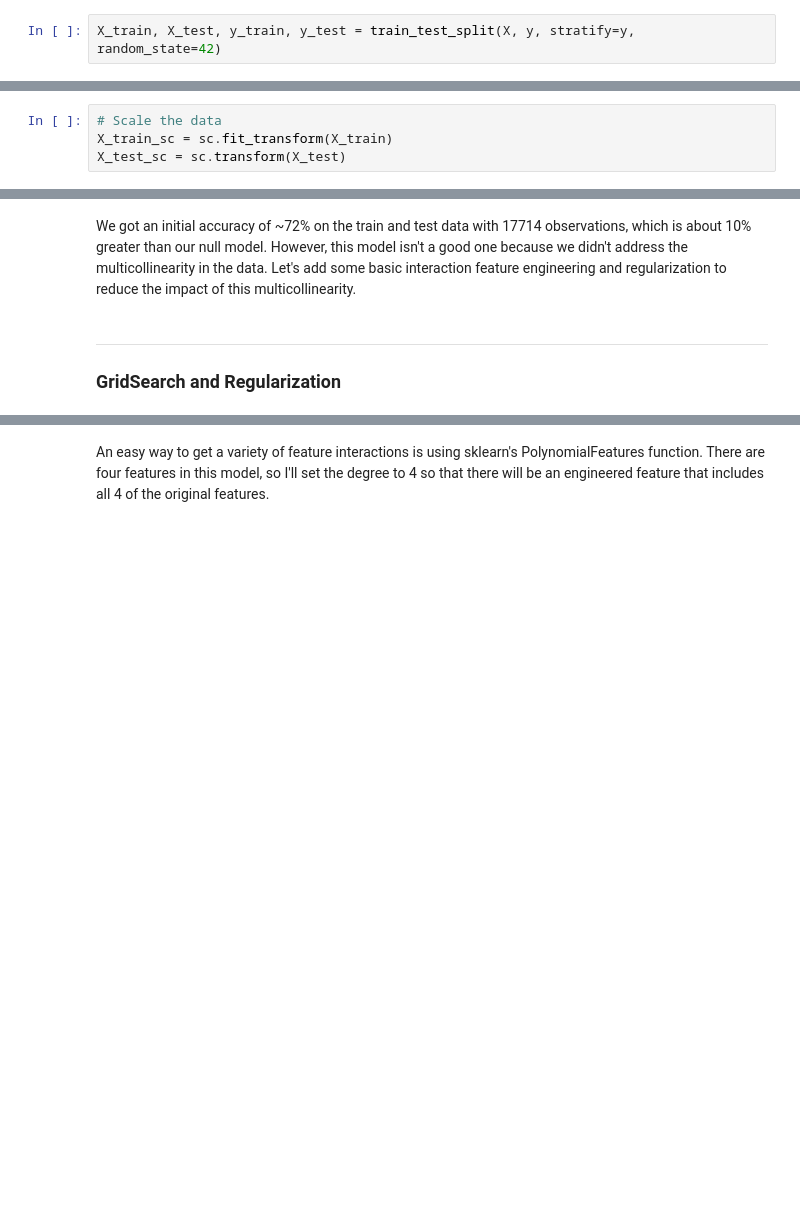
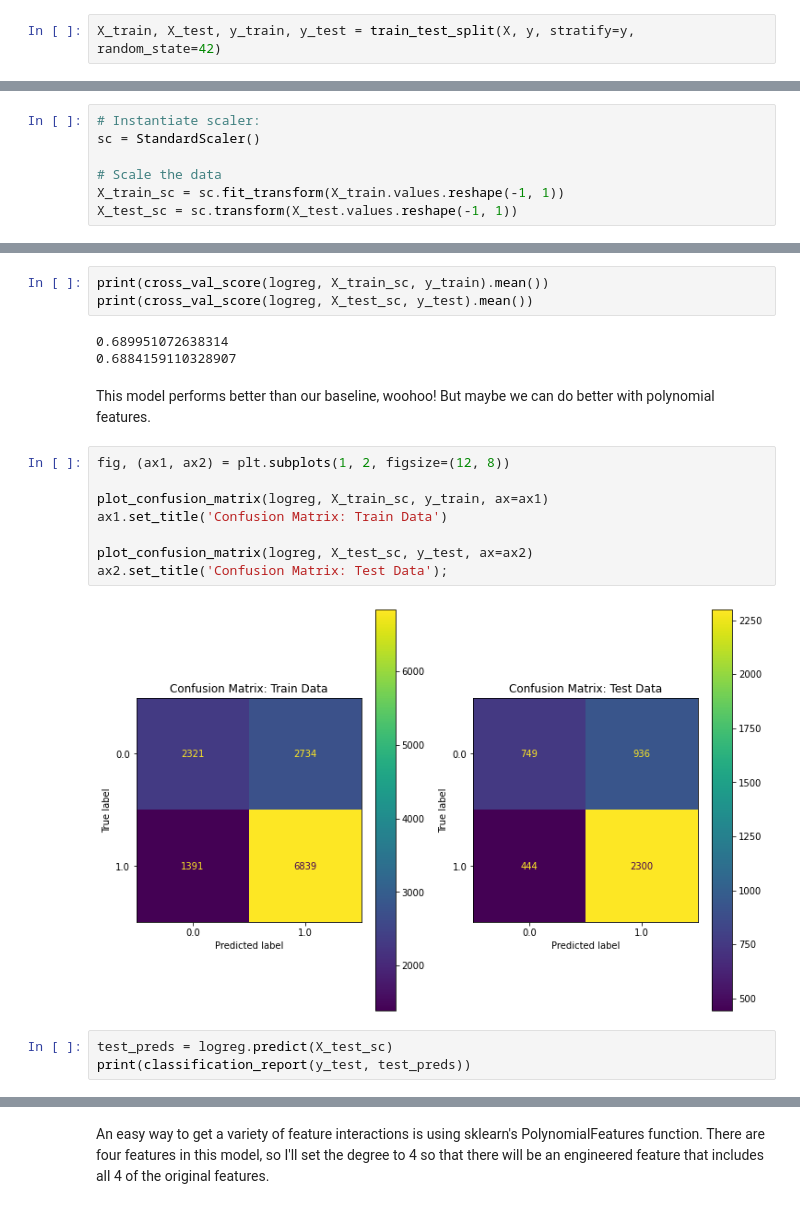
Before and after one commit to dgumustel/coastal-upwelling, a Jupyter notebook: notebooks/05_modeling.ipynb, the cells around one changed output, grey strips where cells are left out. Drawn from its saved outputs; the diff is of its cells as text; blank space fills up the shorter version.

```diff
--- a/notebooks/05_modeling.ipynb
+++ b/notebooks/05_modeling.ipynb
@@ -134,4 +106,7 @@ sc = StandardScaler()
 # %%
+# Instantiate scaler:
+sc = StandardScaler()
+
 # Scale the data
-X_train_sc = sc.fit_transform(X_train)
-X_test_sc = sc.transform(X_test)
+X_train_sc = sc.fit_transform(X_train.values.reshape(-1, 1))
+X_test_sc = sc.transform(X_test.values.reshape(-1, 1))
@@ -164,5 +135,21 @@ Test accuracy: 0.7277037706028449
-# %% [markdown]
-We got an initial accuracy of ~72% on the train and test data with 17714 observations, which is about 10% greater than our null model. However, this model isn't a good one because we didn't address the multicollinearity in the data. Let's add some basic interaction feature engineering and regularization to reduce the impact of this multicollinearity.
-# %% [markdown]
----
-### GridSearch and Regularization
+# %%
+print(cross_val_score(logreg, X_train_sc, y_train).mean())
+print(cross_val_score(logreg, X_test_sc, y_test).mean())
+# %% [output]
+0.689951072638314
+0.6884159110328907
+# %% [markdown]
+This model performs better than our baseline, woohoo! But maybe we can do better with polynomial features.
+# %%
+fig, (ax1, ax2) = plt.subplots(1, 2, figsize=(12, 8))
+
+plot_confusion_matrix(logreg, X_train_sc, y_train, ax=ax1)
+ax1.set_title('Confusion Matrix: Train Data')
+
+plot_confusion_matrix(logreg, X_test_sc, y_test, ax=ax2)
+ax2.set_title('Confusion Matrix: Test Data');
+# %% [output]
+[figure, added]
+# %%
+test_preds = logreg.predict(X_test_sc)
+print(classification_report(y_test, test_preds))
```
Also changed, not shown: parts of 35 cells of this notebook.
